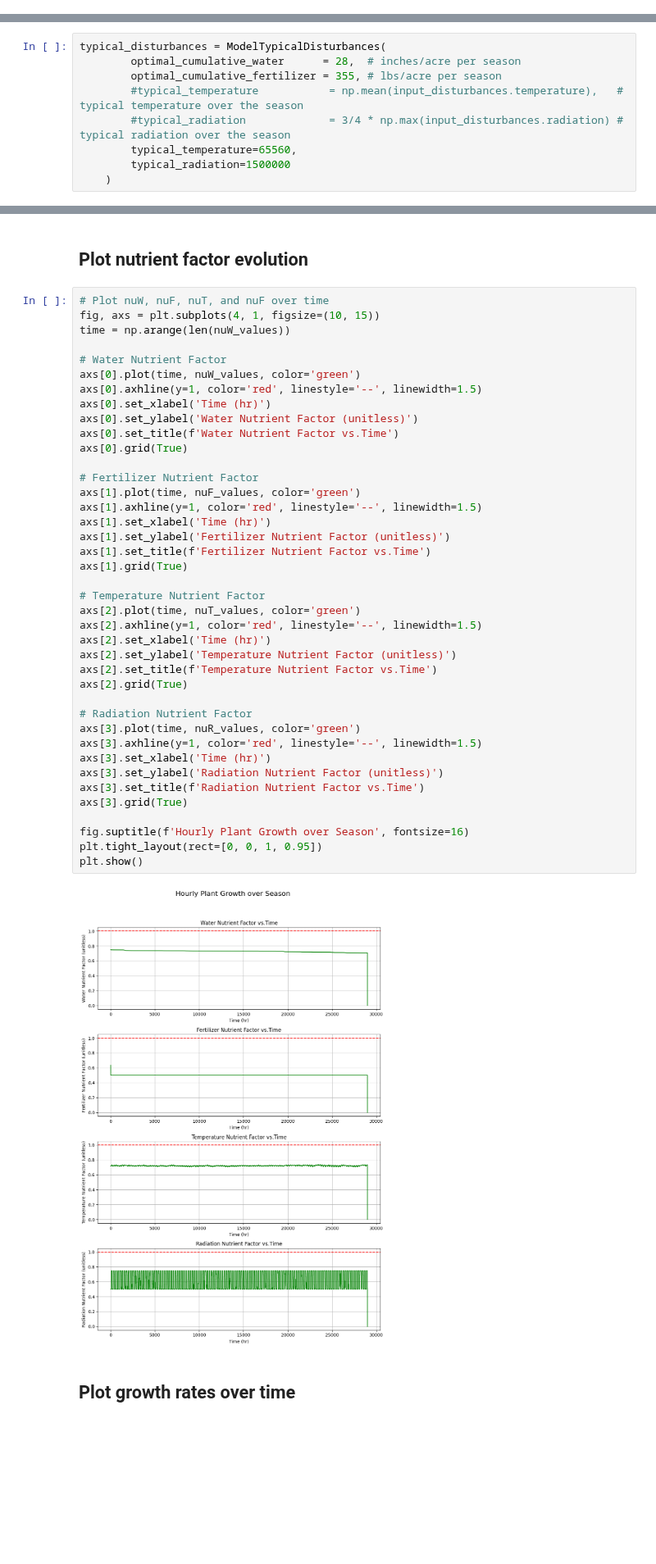
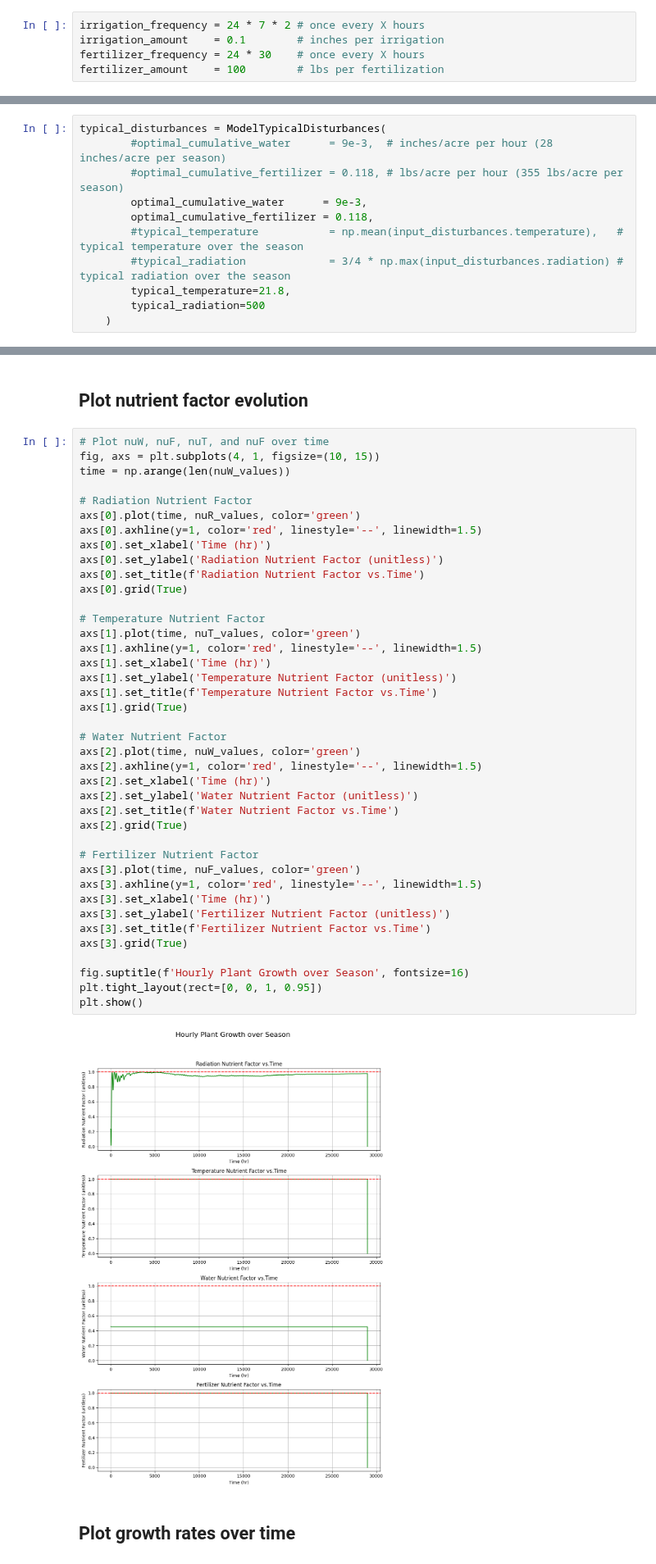
Before and after one commit to carlacupcake/smartfarm, a Jupyter notebook: src/smartfarm/examples/single_simulation.ipynb, the cells around one changed output, grey strips where cells are left out. Shown at 82% size. Drawn from its saved outputs; the diff is of its cells as text; blank space fills up the shorter version.

```diff
--- a/src/smartfarm/examples/single_simulation.ipynb
+++ b/src/smartfarm/examples/single_simulation.ipynb
@@ -82,0 +78,5 @@ input_disturbances = ModelDisturbances(
+# %%
+irrigation_frequency = 24 * 7 * 2 # once every X hours
+irrigation_amount    = 0.1        # inches per irrigation
+fertilizer_frequency = 24 * 30    # once every X hours
+fertilizer_amount    = 100        # lbs per fertilization
@@ -84,12 +141,14 @@ input_disturbances = ModelDisturbances(
 ## Optimal/Typical Values
 # %%
 typical_disturbances = ModelTypicalDisturbances(
-        optimal_cumulative_water      = 28,  # inches/acre per season
-        optimal_cumulative_fertilizer = 355, # lbs/acre per season
+        #optimal_cumulative_water      = 9e-3,  # inches/acre per hour (28 inches/acre per season)
+        #optimal_cumulative_fertilizer = 0.118, # lbs/acre per hour (355 lbs/acre per season)
+        optimal_cumulative_water      = 9e-3,
+        optimal_cumulative_fertilizer = 0.118,
         #typical_temperature           = np.mean(input_disturbances.temperature),   # typical temperature over the season
         #typical_radiation             = 3/4 * np.max(input_disturbances.radiation) # typical radiation over the season
-        typical_temperature=65560,
-        typical_radiation=1500000
+        typical_temperature=21.8,
+        typical_radiation=500
     )
 # %% [markdown]
 ## GA Params (just to use Member class)
@@ -170,45 +229,45 @@ plt.show()
 # %%
 # Plot nuW, nuF, nuT, and nuF over time
 fig, axs = plt.subplots(4, 1, figsize=(10, 15))
 time = np.arange(len(nuW_values))
 
-# Water Nutrient Factor
-axs[0].plot(time, nuW_values, color='green')
+# Radiation Nutrient Factor
+axs[0].plot(time, nuR_values, color='green')
 axs[0].axhline(y=1, color='red', linestyle='--', linewidth=1.5)
 axs[0].set_xlabel('Time (hr)')
-axs[0].set_ylabel('Water Nutrient Factor (unitless)')
-axs[0].set_title(f'Water Nutrient Factor vs.Time')
+axs[0].set_ylabel('Radiation Nutrient Factor (unitless)')
+axs[0].set_title(f'Radiation Nutrient Factor vs.Time')
 axs[0].grid(True)
 
-# Fertilizer Nutrient Factor
-axs[1].plot(time, nuF_values, color='green')
+# Temperature Nutrient Factor
+axs[1].plot(time, nuT_values, color='green')
 axs[1].axhline(y=1, color='red', linestyle='--', linewidth=1.5)
 axs[1].set_xlabel('Time (hr)')
-axs[1].set_ylabel('Fertilizer Nutrient Factor (unitless)')
-axs[1].set_title(f'Fertilizer Nutrient Factor vs.Time')
+axs[1].set_ylabel('Temperature Nutrient Factor (unitless)')
+axs[1].set_title(f'Temperature Nutrient Factor vs.Time')
 axs[1].grid(True)
 
-# Temperature Nutrient Factor
-axs[2].plot(time, nuT_values, color='green')
+# Water Nutrient Factor
+axs[2].plot(time, nuW_values, color='green')
 axs[2].axhline(y=1, color='red', linestyle='--', linewidth=1.5)
 axs[2].set_xlabel('Time (hr)')
-axs[2].set_ylabel('Temperature Nutrient Factor (unitless)')
-axs[2].set_title(f'Temperature Nutrient Factor vs.Time')
+axs[2].set_ylabel('Water Nutrient Factor (unitless)')
+axs[2].set_title(f'Water Nutrient Factor vs.Time')
 axs[2].grid(True)
 
-# Radiation Nutrient Factor
-axs[3].plot(time, nuR_values, color='green')
+# Fertilizer Nutrient Factor
+axs[3].plot(time, nuF_values, color='green')
 axs[3].axhline(y=1, color='red', linestyle='--', linewidth=1.5)
 axs[3].set_xlabel('Time (hr)')
-axs[3].set_ylabel('Radiation Nutrient Factor (unitless)')
-axs[3].set_title(f'Radiation Nutrient Factor vs.Time')
+axs[3].set_ylabel('Fertilizer Nutrient Factor (unitless)')
+axs[3].set_title(f'Fertilizer Nutrient Factor vs.Time')
 axs[3].grid(True)
 
 fig.suptitle(f'Hourly Plant Growth over Season', fontsize=16)
 plt.tight_layout(rect=[0, 0, 1, 0.95])
 plt.show()
 # %% [output]
-[figure, old version]
+[figure, new version]
 # %% [markdown]
 ## Plot growth rates over time
 # %%
```
Also changed, not shown: parts of 9 cells of this notebook, 3 other files.
